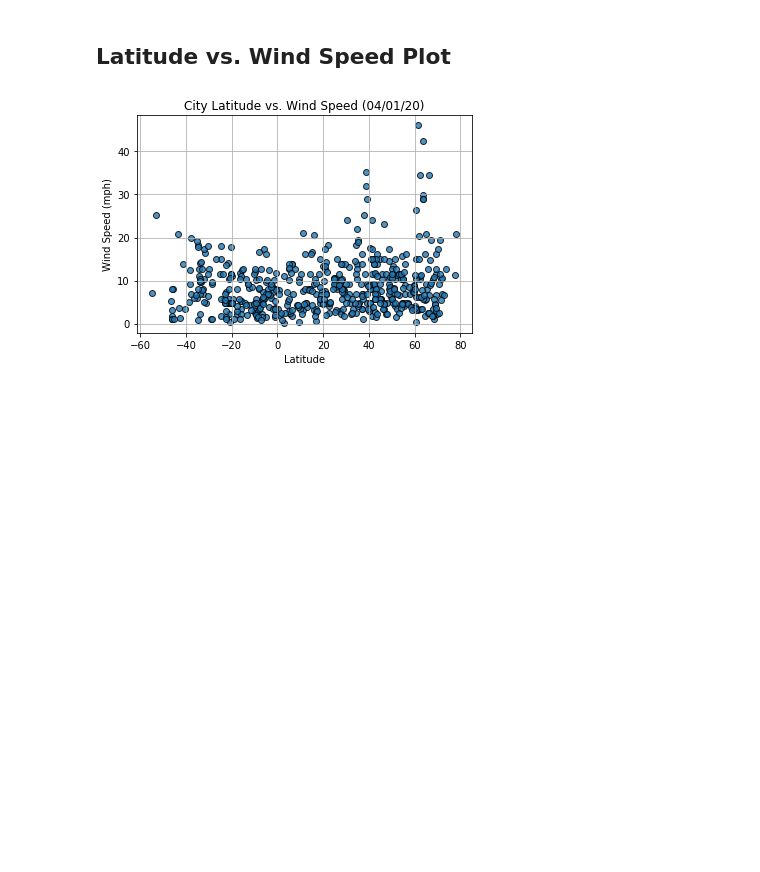
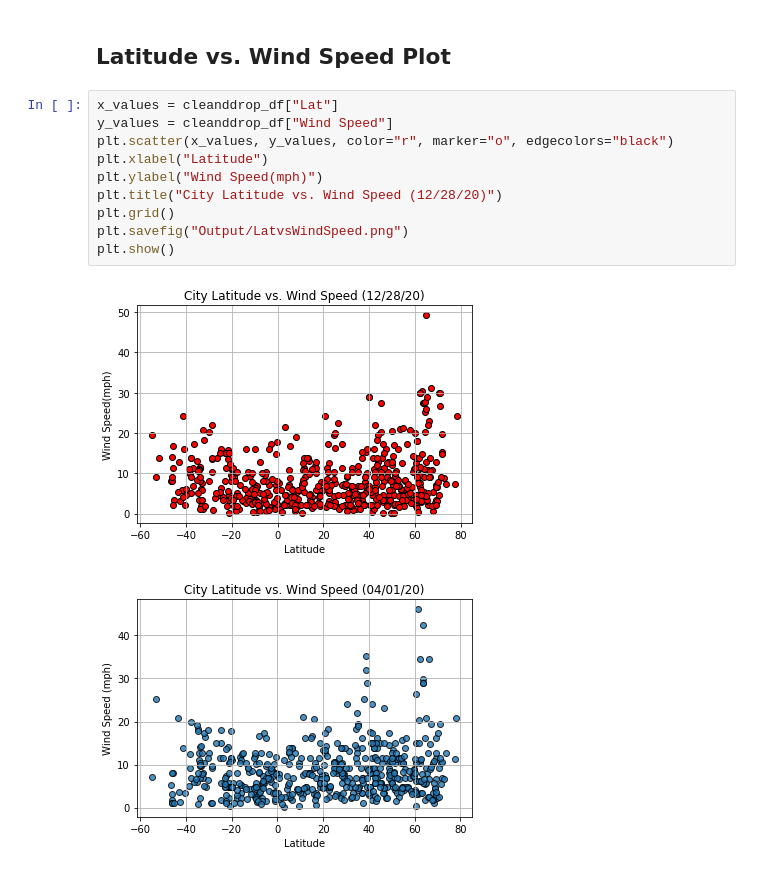
Before and after one commit to jordan-gilmartin/geo-mapping-with-APIs, a Jupyter notebook: WeatherPy/WeatherPy.ipynb, the cells around one changed output. Saved outputs shown, nothing was run; the diff lists cells and outputs as text; blank space fills up the shorter version.

```diff
--- a/WeatherPy/WeatherPy.ipynb
+++ b/WeatherPy/WeatherPy.ipynb
@@ -357,6 +371,18 @@ plt.show()
 [figure]
 # %% [markdown]
 ## Latitude vs. Wind Speed Plot
+# %%
+x_values = cleanddrop_df["Lat"]
+y_values = cleanddrop_df["Wind Speed"]
+plt.scatter(x_values, y_values, color="r", marker="o", edgecolors="black")
+plt.xlabel("Latitude")
+plt.ylabel("Wind Speed(mph)")
+plt.title("City Latitude vs. Wind Speed (12/28/20)")
+plt.grid()
+plt.savefig("Output/LatvsWindSpeed.png")
+plt.show()
+# %% [output]
+[figure, added]
 # %%
 # %% [output]
 [figure]
```
Also changed, not shown: parts of 3 cells of this notebook, 4 other files.
